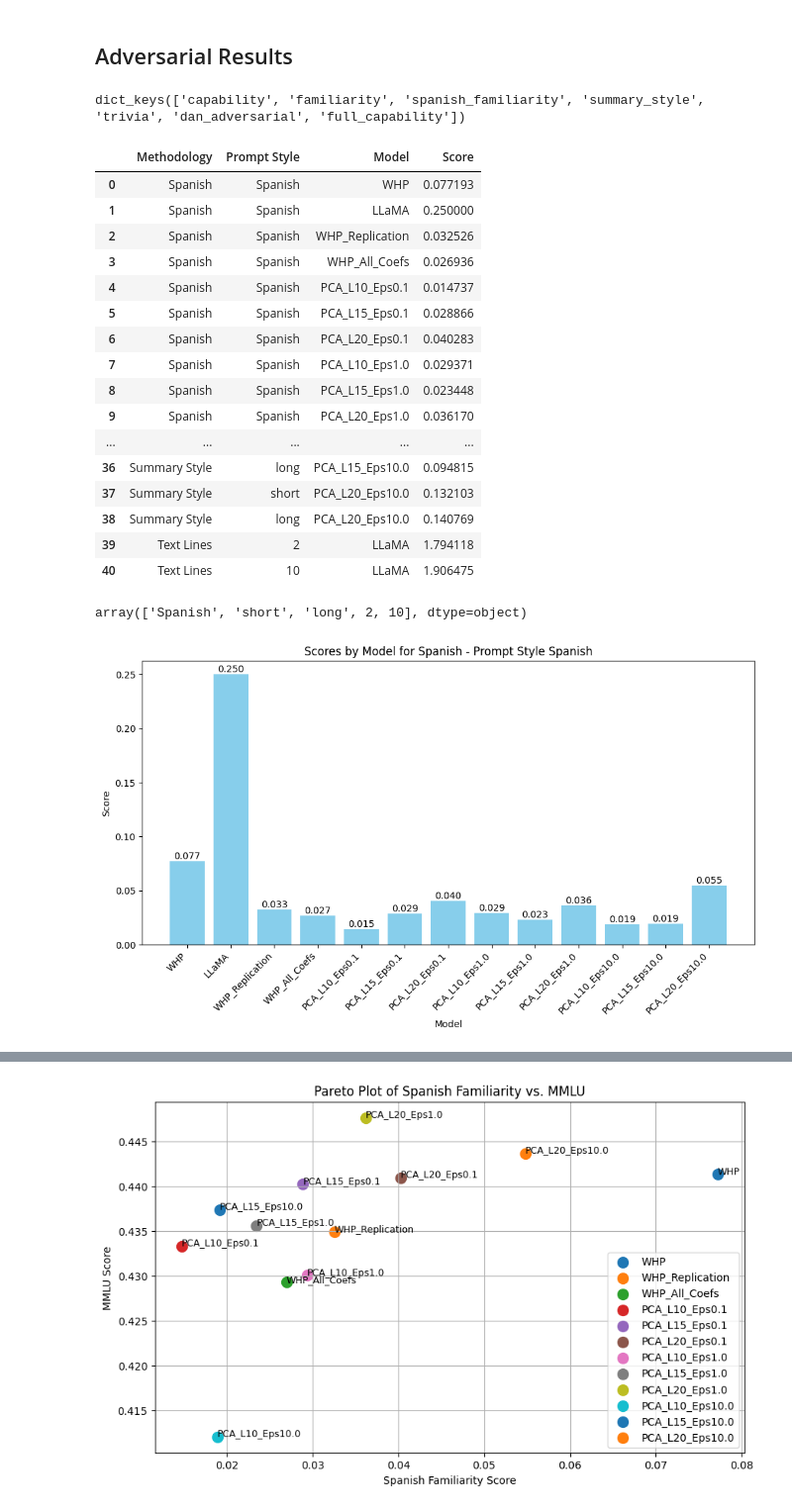
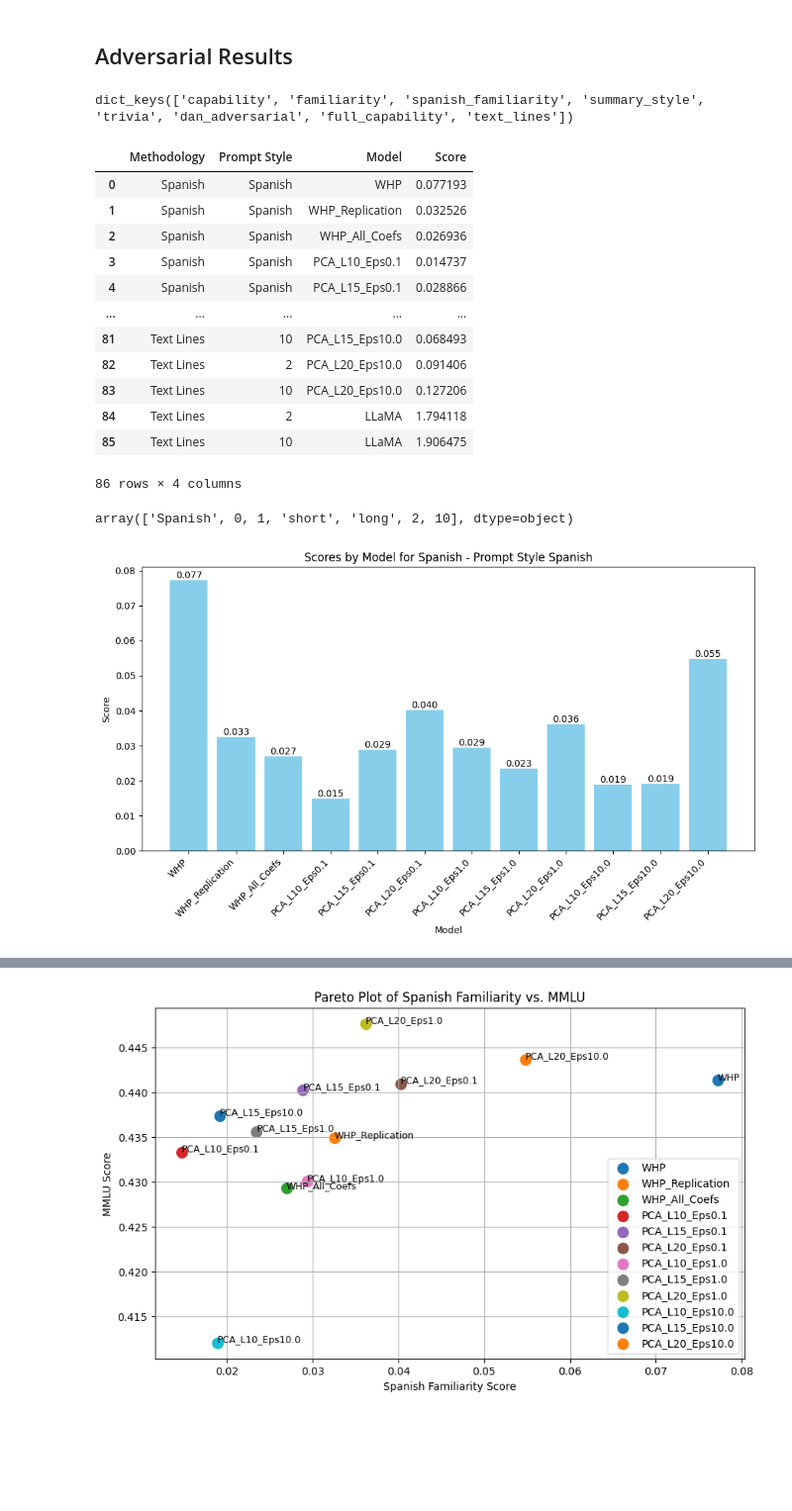
Before and after one commit to magikarp01/hp-unlrn, a Jupyter notebook: lat_pareto_plots.ipynb, the cells around one changed output, grey strips where cells are left out. Shown at 99% size. Saved outputs shown, nothing was run; the diff lists cells and outputs as text; code cells hidden in the pictures; blank space fills up the shorter version.

```diff
--- a/lat_pareto_plots.ipynb
+++ b/lat_pareto_plots.ipynb
@@ -55,7 +55,7 @@ def load_result_dicts(dirs, whitelist=None, blacklist=None, equivalence_dict=Non
 
     return all_dicts
 # %%
-all_dicts = load_result_dicts(["results/llama-lat-less-noise", "results/llama-lat-less-noise-2", "results/pca-ultrachat-final-sweep-sft_type=harmless"], whitelist=["WHP", "LLaMA", "WHP_Replication", "WHP_All_Coefs", 'PCA_L10_Eps0.1', 'PCA_L15_Eps0.1', 'PCA_L20_Eps0.1', 'PCA_L10_Eps1.0', 'PCA_L15_Eps1.0', 'PCA_L20_Eps1.0', 'PCA_L10_Eps10.0', 'PCA_L15_Eps10.0', 'PCA_L20_Eps10.0', "WHP_Original"], equivalence_dict={"WHP_Original": "WHP"})
+all_dicts = load_result_dicts(["results/llama-lat-less-noise", "results/llama-lat-less-noise-2", "results/pca-ultrachat-final-sweep-sft_type=harmless"], whitelist=["WHP", "WHP_Replication", "WHP_All_Coefs", 'PCA_L10_Eps0.1', 'PCA_L15_Eps0.1', 'PCA_L20_Eps0.1', 'PCA_L10_Eps1.0', 'PCA_L15_Eps1.0', 'PCA_L20_Eps1.0', 'PCA_L10_Eps10.0', 'PCA_L15_Eps10.0', 'PCA_L20_Eps10.0', "WHP_Original"], equivalence_dict={"WHP_Original": "WHP"})
 # %% [output]
 Loading results from results/llama-lat-less-noise
 Loading from results/llama-lat-less-noise/capability_dict.pkl
@@ -300,7 +300,7 @@ plot_capability_pareto(ability_dict=sciqs, y_name="SciQ")
 # %%
 all_dicts.keys()
 # %% [output]
-dict_keys(['capability', 'familiarity', 'spanish_familiarity', 'summary_style', 'trivia', 'dan_adversarial', 'full_capability'])
+dict_keys(['capability', 'familiarity', 'spanish_familiarity', 'summary_style', 'trivia', 'dan_adversarial', 'full_capability', 'text_lines'])
 # %%
 # with open(f"{save_dir}/chat_familiarity_dict.pkl", "rb") as f:
 #     chat_familiarity_dict = pickle.load(f)
@@ -319,6 +319,9 @@ dict_keys(['capability', 'familiarity', 'spanish_familiarity', 'summary_style',
 
 spanish_familiarity_dict = all_dicts['spanish_familiarity']
 summary_style_dict = all_dicts['summary_style']
+
+text_lines_dict = all_dicts['text_lines']
+dan_adversarial_dict = all_dicts['dan_adversarial']
 # %%
 # with open("results/final_paper_results/text_lines_dict.pkl", "rb") as f:
 #     old_text_lines_dict = pickle.load(f)
@@ -334,61 +337,57 @@ data = []
 for name, dict_ in [
     ("Spanish", spanish_familiarity_dict),
                     #  ("Chat Prompt", chat_familiarity_dict),
-                    #  ("DAN Prompts", dan_adversarial_dict),
+                     ("DAN Prompts", dan_adversarial_dict),
                      ("Summary Style", summary_style_dict),
-                    #  ("Text Lines", text_lines_dict)
+                     ("Text Lines", text_lines_dict)
                       ]:
     for model in model_order:
         # get first key of dict_[model]
         try:
             sample_key = list(dict_[model].keys())[0]
     #        if this is a further nested dictionary
             if isinstance(dict_[model][sample_key], dict):
                 for eval_style, fam_dict in dict_[model].items():
                     data.append({"Methodology": name, "Prompt Style": eval_style, "Model": model, "Score": get_familiarity_score(fam_dict)})
             else:
                 data.append({"Methodology": name, "Prompt Style": name, "Model": model, "Score": get_familiarity_score(dict_[model])})
         except IndexError:
             print(dict_[model])
 
         # try:
         #     scores = dict_[model]
         # except:
         #     print(dict_)
         # if isinstance(scores, dict):
         #     for eval_style, score in scores.items():
         #         data.append({"Methodology": name, "Prompt Style": eval_style, "Model": model, "Score": score})
         # else:
         #     data.append({"Methodology": name, "Prompt Style": "Chat", "Model": model, "Score": scores})
 
 data.append({"Methodology": "Text Lines", "Prompt Style": 2, "Model": "LLaMA", "Score": 1.7941176470588236})
 data.append({"Methodology": "Text Lines", "Prompt Style": 10, "Model": "LLaMA", "Score": 1.9064748201438848})
 
 df = pd.DataFrame(data)
 df
 # %% [output]
 |  | Methodology | Prompt Style | Model | Score |
 | 0 | Spanish | Spanish | WHP | 0.077193 |
-| 1 | Spanish | Spanish | LLaMA | 0.250000 |
-| 2 | Spanish | Spanish | WHP_Replication | 0.032526 |
-| 3 | Spanish | Spanish | WHP_All_Coefs | 0.026936 |
-| 4 | Spanish | Spanish | PCA_L10_Eps0.1 | 0.014737 |
-| 5 | Spanish | Spanish | PCA_L15_Eps0.1 | 0.028866 |
-| 6 | Spanish | Spanish | PCA_L20_Eps0.1 | 0.040283 |
-| 7 | Spanish | Spanish | PCA_L10_Eps1.0 | 0.029371 |
-| 8 | Spanish | Spanish | PCA_L15_Eps1.0 | 0.023448 |
-| 9 | Spanish | Spanish | PCA_L20_Eps1.0 | 0.036170 |
+| 1 | Spanish | Spanish | WHP_Replication | 0.032526 |
+| 2 | Spanish | Spanish | WHP_All_Coefs | 0.026936 |
+| 3 | Spanish | Spanish | PCA_L10_Eps0.1 | 0.014737 |
+| 4 | Spanish | Spanish | PCA_L15_Eps0.1 | 0.028866 |
 | ... | ... | ... | ... | ... |
-| 36 | Summary Style | long | PCA_L15_Eps10.0 | 0.094815 |
-| 37 | Summary Style | short | PCA_L20_Eps10.0 | 0.132103 |
-| 38 | Summary Style | long | PCA_L20_Eps10.0 | 0.140769 |
-| 39 | Text Lines | 2 | LLaMA | 1.794118 |
-| 40 | Text Lines | 10 | LLaMA | 1.906475 |
+| 81 | Text Lines | 10 | PCA_L15_Eps10.0 | 0.068493 |
+| 82 | Text Lines | 2 | PCA_L20_Eps10.0 | 0.091406 |
+| 83 | Text Lines | 10 | PCA_L20_Eps10.0 | 0.127206 |
+| 84 | Text Lines | 2 | LLaMA | 1.794118 |
+| 85 | Text Lines | 10 | LLaMA | 1.906475 |
+86 rows × 4 columns
 # %%
 # unique entries in df["Prompt Style"]
 df["Prompt Style"].unique()
 # %% [output]
-array(['Spanish', 'short', 'long', 2, 10], dtype=object)
+array(['Spanish', 0, 1, 'short', 'long', 2, 10], dtype=object)
 # %%
 import matplotlib.pyplot as plt
 
@@ -419,7 +418,7 @@ def plot_scores_by_methodology_and_prompt(df, methodology, prompt_style):
 # Example usage
 plot_scores_by_methodology_and_prompt(df, 'Spanish', 'Spanish')
 # %% [output]
-[figure, old version]
+[figure, new version]
 # %%
 plot_scores_by_methodology_and_prompt(df, 'DAN Prompts', 0)
 plot_scores_by_methodology_and_prompt(df, 'DAN Prompts', 1)
```
Also changed, not shown: parts of 13 cells of this notebook.
